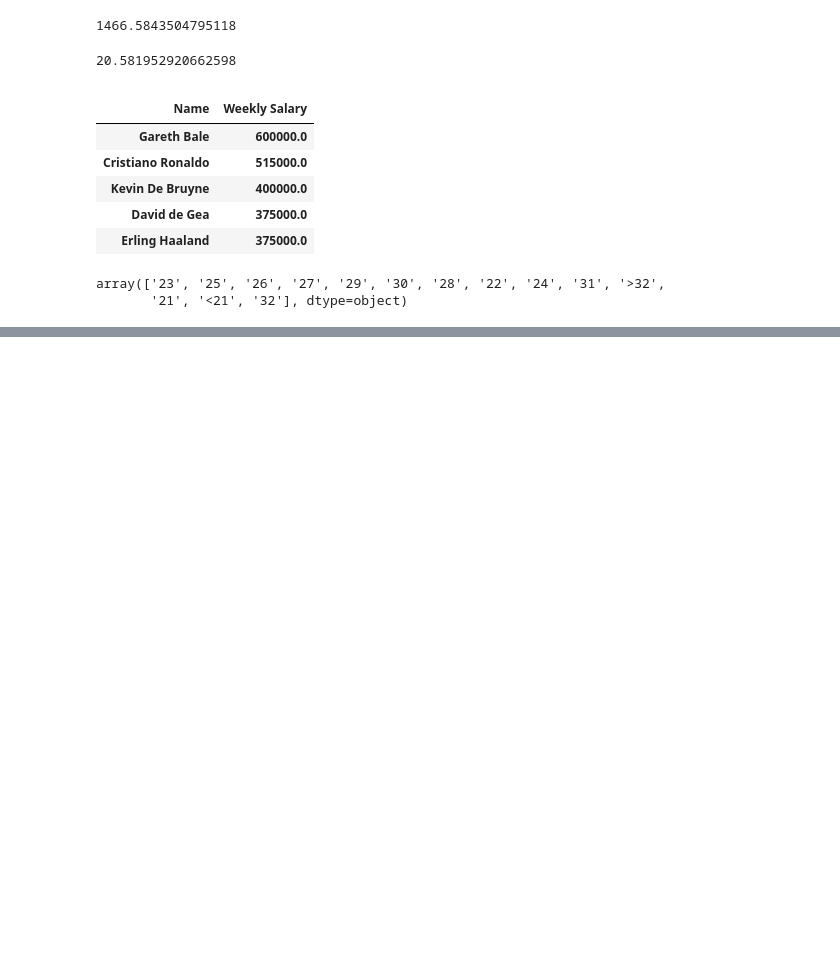
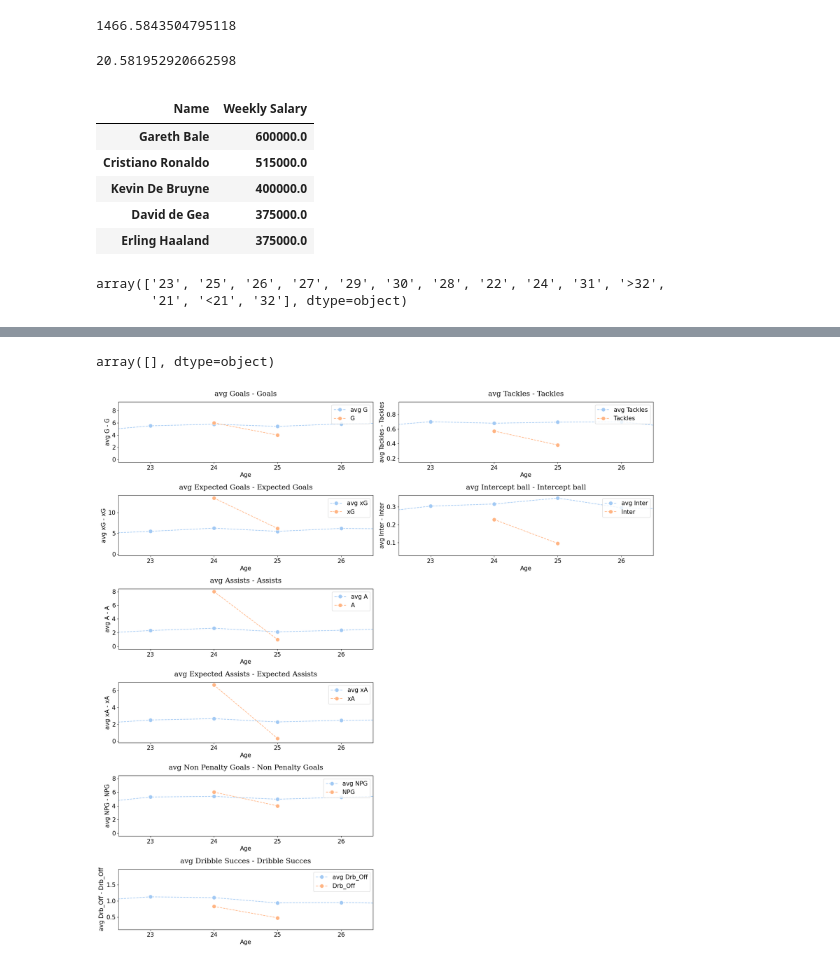
Before and after one commit to LEEINSEO-0118/EPL_EDA_Project, a Jupyter notebook: EDA_with_team_code.ipynb, the cells around one changed output, grey strips where cells are left out. Saved outputs shown, nothing was run; the diff lists cells and outputs as text; code cells hidden in the pictures; blank space fills up the shorter version.

```diff
--- a/EDA_with_team_code.ipynb
+++ b/EDA_with_team_code.ipynb
@@ -152 +246,79 @@ def get_age_lev(age):
+# %%
+one_player['Position'].unique()
+# %% [output]
+array([], dtype=object)
+# %%
+# 각 나이별 평균 수치로 비교
+# 특정 선수 지표와 해당 나이대 평균 비교
+player_name = "Timo Werner"
+one_player = eda_df[eda_df['Name'] == player_name]
+position = one_player['Position'].unique()[0]
+
+# 해당 포지션의 평균 값들만 가져옴
+position_min_means = eda_df[eda_df.Min > apps_mean].groupby(['Position', 'Age']).mean()
+means_df = position_min_means.loc[position]
+
+
+
+###### 데이터 시각화 ######
+offensive_data_len = len(feature_dict[position]['Offensive'])
+defensive_data_len = len(feature_dict[position]['Defensive'])
+
+plt.figure(figsize = (20, 20))
+plt.rc('font', size= 15)
+
+# offensive 시각화
+# 플롯 위치 인덱스 초기화
+plot_idx = 1
+for feat in feature_dict[position]['Offensive']:
+    # 플롯을 그릴 서브플롯 설정
+    plt.subplot(6, 2, plot_idx)
+
+    sns.set_palette('pastel')
+    plt.title(f'avg {feature_name_dict[feat]} - {feature_name_dict[feat]}', pad = 15, fontfamily = 'serif')
+    plt.ylabel(f'avg {feat} - {feat}')
+
+    plt.xticks(list(means_df.index))
+    # 선수의 데이터 조건에 따라 xlim을 설정에 리턴 해주는 함수
+    plt.xlim(return_xlim(one_player))
+
+    sns.lineplot(data = means_df, x = 'Age', y = feat, label = f'avg {feat}',
+                 linestyle='--', marker='o', markersize = 10)
+    sns.lineplot(data = one_player, x = 'Age', y = feat, label = f'{feat}',
+                 linestyle='--', marker='o', markersize = 10)
+    plt.legend(loc = 'upper right')
+
+    # 다음 플롯을 그리기 위해 증가
+    plot_idx += 2
+
+# defensive 시각화
+# 플롯 위치 인덱스 초기화
+plot_idx = 2
+for feat in feature_dict[position]['Defensive']:
+    # 플롯을 그릴 서브플롯 설정
+    plt.subplot(6, 2, plot_idx)
+
+    sns.set_palette('pastel')
+    plt.title(f'avg {feature_name_dict[feat]} - {feature_name_dict[feat]}', pad = 15, fontfamily = 'serif')
+    plt.ylabel(f'avg {feat} - {feat}')
+
+    plt.xticks(list(means_df.index))
+   # 선수의 데이터 조건에 따라 xlim을 설정에 리턴 해주는 함수
+    plt.xlim(return_xlim(one_player))
+
+    sns.lineplot(data = means_df, x = 'Age', y = feat, label = f'avg {feat}',
+                 linestyle='--', marker='o', markersize = 10)
+    sns.lineplot(data = one_player, x = 'Age', y = feat, label = f'{feat}',
+                 linestyle='--', marker='o', markersize = 10)
+    plt.legend(loc = 'upper right')
+
+    # 다음 플롯을 그리기 위해 증가
+    plot_idx += 2
+
+
+plt.tight_layout()
+# plt.show()
+plt.savefig(f'{player_name}.png')
+# %% [output]
+[figure, added]
 # %%
```
Also changed, not shown: parts of 15 cells of this notebook, 9 other files.
